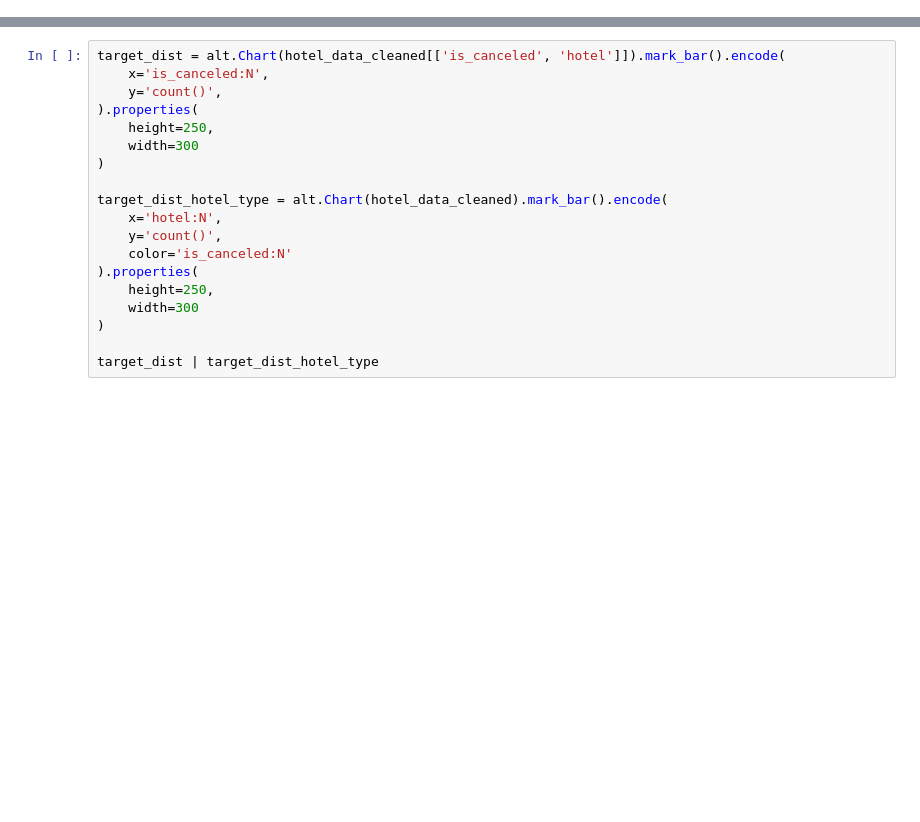
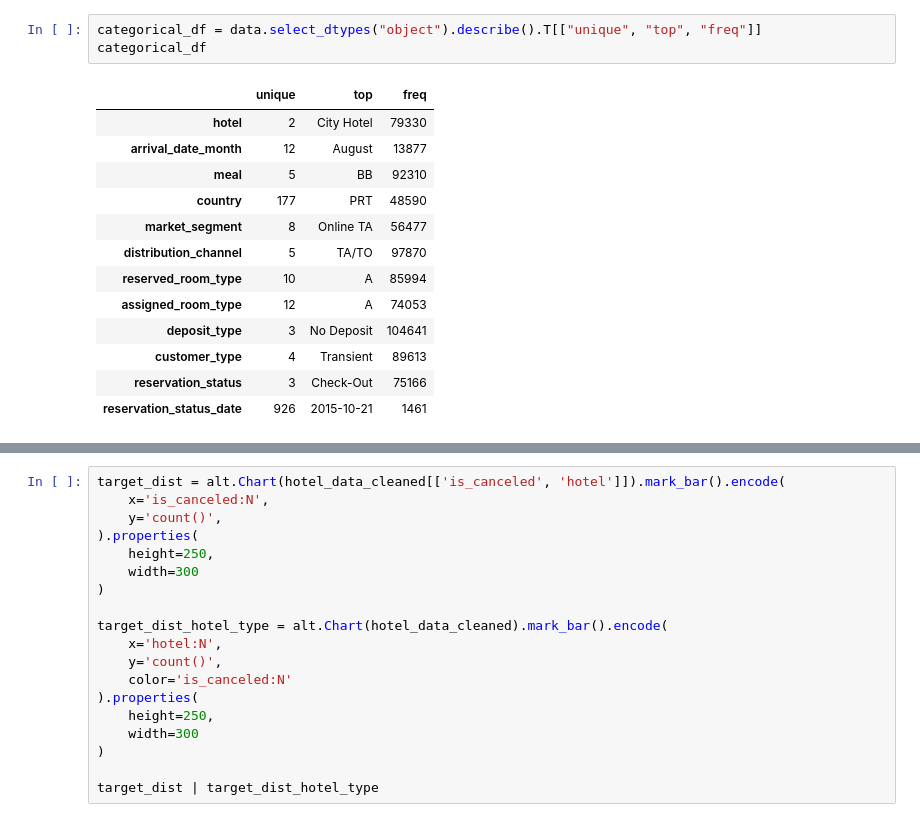
Before and after one commit to ahass9/DSCI-522-Group-Project, a Jupyter notebook: analysis.ipynb, the cells around one changed output, grey strips where cells are left out. Saved outputs shown, nothing was run; the diff lists cells and outputs as text; blank space fills up the shorter version.

```diff
--- a/analysis.ipynb
+++ b/analysis.ipynb
@@ -211,0 +80,17 @@ hotel_data_cleaned
+# %%
+categorical_df = data.select_dtypes("object").describe().T[["unique", "top", "freq"]]
+categorical_df
+# %% [output]
+|  | unique | top | freq |
+| hotel | 2 | City Hotel | 79330 |
+| arrival_date_month | 12 | August | 13877 |
+| meal | 5 | BB | 92310 |
+| country | 177 | PRT | 48590 |
+| market_segment | 8 | Online TA | 56477 |
+| distribution_channel | 5 | TA/TO | 97870 |
+| reserved_room_type | 10 | A | 85994 |
+| assigned_room_type | 12 | A | 74053 |
+| deposit_type | 3 | No Deposit | 104641 |
+| customer_type | 4 | Transient | 89613 |
+| reservation_status | 3 | Check-Out | 75166 |
+| reservation_status_date | 926 | 2015-10-21 | 1461 |
```
Also changed, not shown: parts of 45 cells of this notebook, 1 other file.
